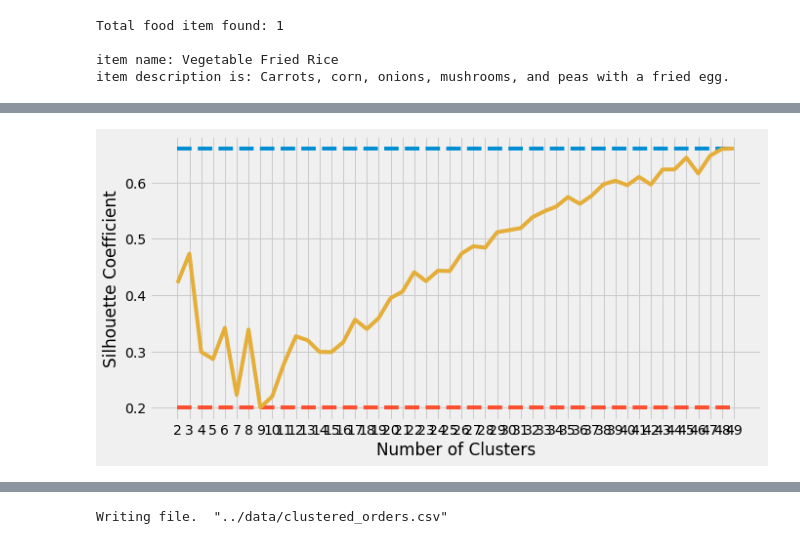
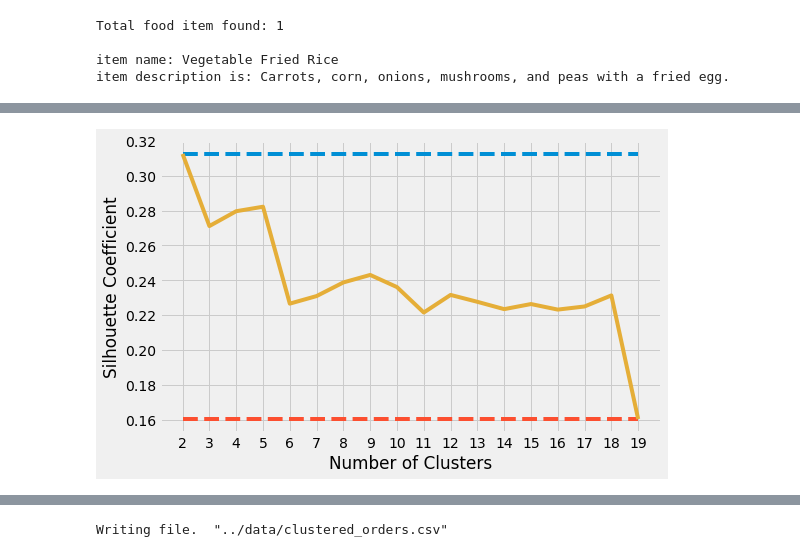
Before and after one commit to nakisa84/personalized-food-recommendation, a Jupyter notebook: notebooks/content-based-recommender.ipynb, the cells around one changed output, grey strips where cells are left out. Saved outputs shown, nothing was run; the diff lists cells and outputs as text; code cells hidden in the pictures.

```diff
--- a/notebooks/content-based-recommender.ipynb
+++ b/notebooks/content-based-recommender.ipynb
@@ -287,4 +293,6 @@ orders.head()
 # %%
 # vectorise the tokens
 counter = CountVectorizer()
-orders_count_matrix = counter.fit_transform(orders.tokens)
+item_count_matrix = counter.fit_transform(items.tokens)
+cosine_sim = cosine_similarity(item_count_matrix)
+print(cosine_sim.shape)
@@ -290,0 +301,4 @@ orders_count_matrix = counter.fit_transform(orders.tokens)
+# %%
+pca = PCA(n_components=50)
+pca_trasnform = pca.fit_transform(cosine_sim)
+print(pca_trasnform.shape)
@@ -297,9 +313,9 @@ kmeans_kwargs = {
 
 # making a list of sum of squared errors for different cluster amounts (1-19)
 sse = []
-for k in range(1, 50):
+for k in range(2, 50):
     kmeans = KMeans(n_clusters=k, **kmeans_kwargs)
-    kmeans.fit(orders_count_matrix)
+    kmeans.fit(pca_trasnform)
     sse.append(kmeans.inertia_)
 # %%
 print(sse)
@@ -319,9 +335,9 @@ plt.show()
 silhouette_coefficients = []
 
 for k in range(2, 50):
-    kmeans = KMeans(n_clusters=k)
-    kmeans.fit(orders_count_matrix)
-    score = silhouette_score(orders_count_matrix, kmeans.labels_)
+    kmeans = KMeans(n_clusters=k,**kmeans_kwargs)
+    kmeans.fit(pca_trasnform)
+    score = silhouette_score(pca_trasnform, kmeans.labels_)
     silhouette_coefficients.append(score)
 # %%
 max_score = max(silhouette_coefficients)
@@ -334,16 +350,16 @@ min score:  0.2004171916042914
 # %%
 # plotting the above
 y_max = [max_score] * len(silhouette_coefficients)
 y_min = [min_score] * len(silhouette_coefficients)
 
-plt.figure(figsize=(10,5))
+plt.figure(figsize=(8,5))
 plt.style.use("fivethirtyeight")
-plt.plot(range(2, 50), y_max,linestyle = 'dashed')
-plt.plot(range(2, 50), y_min,linestyle = 'dashed')
-plt.plot(range(2, 50),silhouette_coefficients )
-plt.xticks(range(2, 50))
+plt.plot(range(2, 20), y_max,linestyle = 'dashed')
+plt.plot(range(2, 20), y_min,linestyle = 'dashed')
+plt.plot(range(2, 20),silhouette_coefficients )
+plt.xticks(range(2, 20))
 plt.xlabel("Number of Clusters")
 plt.ylabel("Silhouette Coefficient")
 plt.show()
 # %% [output]
-[figure, old version]
+[figure, new version]
```
Also changed, not shown: parts of 27 cells of this notebook, 3 other files.
